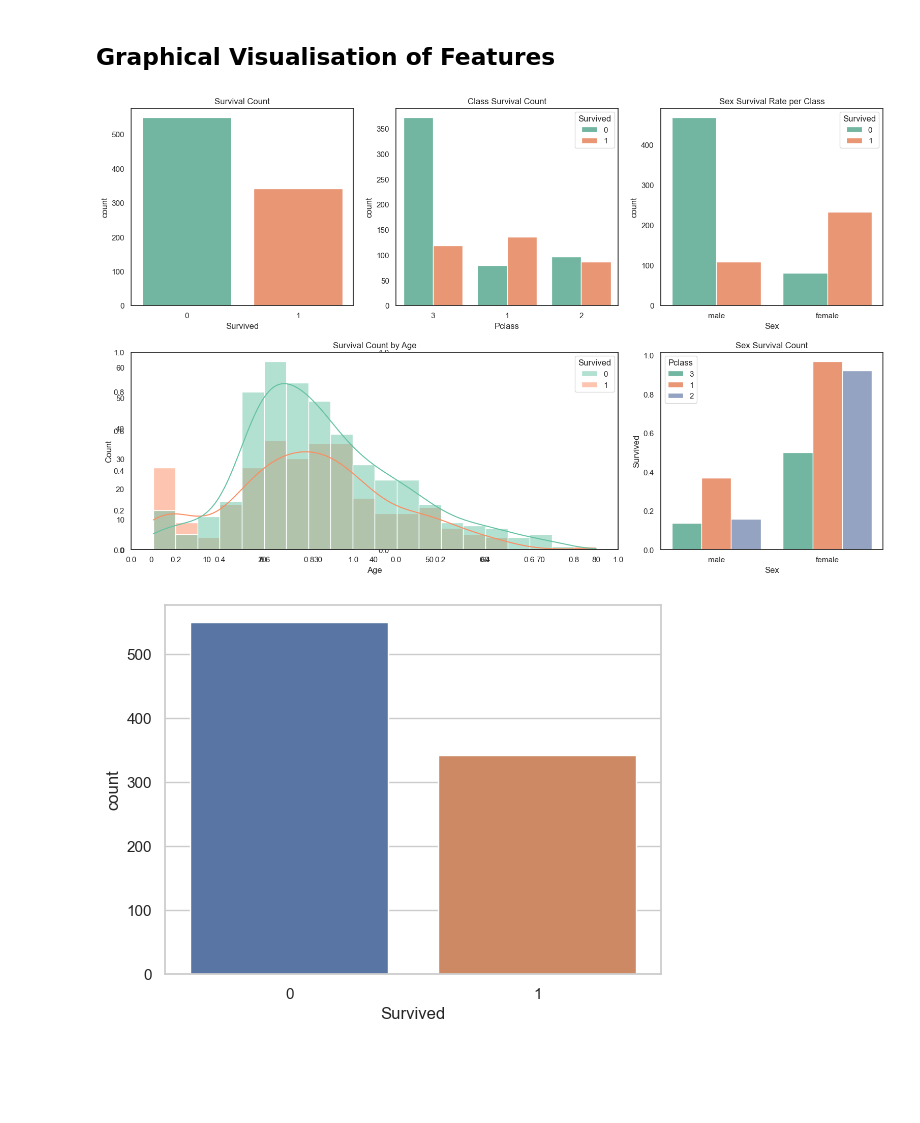
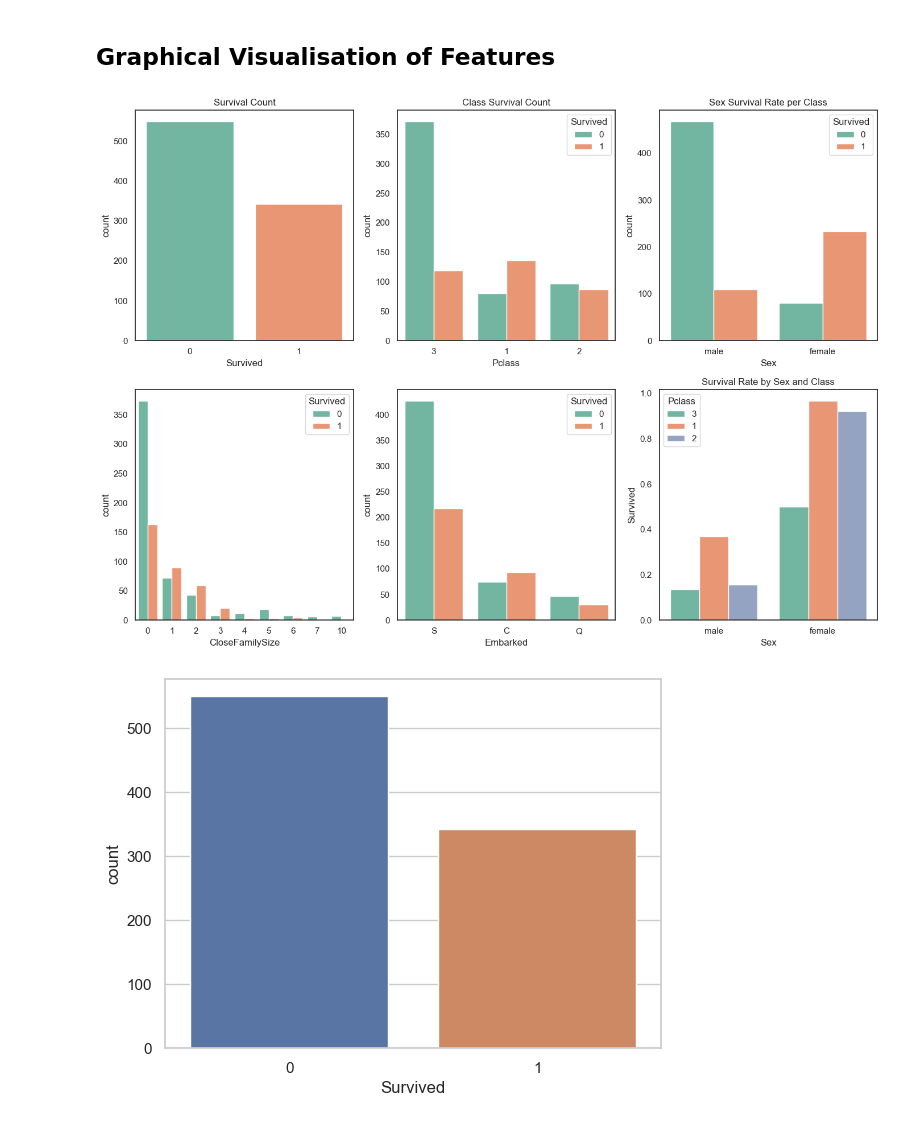
Before and after one commit to joshashton/titanic-ML-from-disaster, a Jupyter notebook: titanic.ipynb, the cells around one changed output. Cells and saved outputs as stored; diff of their text form; code cells hidden in the pictures; blank space fills up the shorter version.

Commit message:
finished countplots figure

```diff
--- a/titanic.ipynb
+++ b/titanic.ipynb
@@ -90,38 +90,42 @@ Cabin
 ## Graphical Visualisation of Features
 # %%
 
-#fig = plt.figure(figsize=(18,12),)
-
-fig, axes = plt.subplots(2, 3, figsize=(16, 10))
-
+fig, axes = plt.subplots(2, 3, figsize=(14, 10))
 
 # Create a custom color palette
 custom_palette = sns.color_palette(palette = "Set2")
 sns.set_theme(style="white", palette=custom_palette)
 
 #survival countplot
 sns.countplot(x="Survived", data=df,ax=axes[0, 0])
 axes[0, 0].set_title("Survival Count")
-
 
 sns.countplot(df, x="Pclass", hue=df['Survived'].astype(str),ax=axes[0, 1])
 axes[0,1].set_title("Class Survival Count")
 
 sns.countplot(df, x="Sex", hue=df['Survived'].astype(str),ax=axes[0, 2])
 axes[0,2].set_title("Sex Survival Rate per Class");
 
 df['Pclass'] = df['Pclass'].astype(str)
 #add class and gender survivability plot
 sns.barplot(data=df, x="Sex", y="Survived", errorbar=None,hue='Pclass',ax=axes[1, 2])
-axes[1,2].set_title("Sex Survival Count")
+axes[1,2].set_title("Survival Rate by Sex and Class")
 
-axe = plt.subplot2grid((2, 3), (1, 0), colspan=2, fig=fig)
-axe.clear()
-sns.histplot(df, x="Age", hue="Survived",kde = True, ax=axe)
-axe.set_title("Survival Count by Age");
+#siblings and parent/child survival count plots
+#sns.countplot(x="SibSp", data=df,hue=df['Survived'].astype(str), ax=axes[1,0])
+#sns.countplot(x="Parch", data=df,hue=df['Survived'].astype(str), ax=axes[1,1])
+
+#not great correlation for parch and sibspo
+#maybe close family size parch + sib + yourself make it more obvious
+df["CloseFamilySize"] = df["SibSp"] + df["Parch"]
+sns.countplot(x="CloseFamilySize", data=df,hue=df['Survived'].astype(str),ax=axes[1, 0])
+
+sns.countplot(x="Embarked", data=df,hue=df['Survived'].astype(str),ax=axes[1, 1])
+
+#child count survival?
 
 # Adjust layout
 plt.tight_layout()
 plt.show()
 # %% [output]
-[figure, old version]
+[figure, new version]
```
Also changed, not shown: parts of 1 cell of this notebook.
